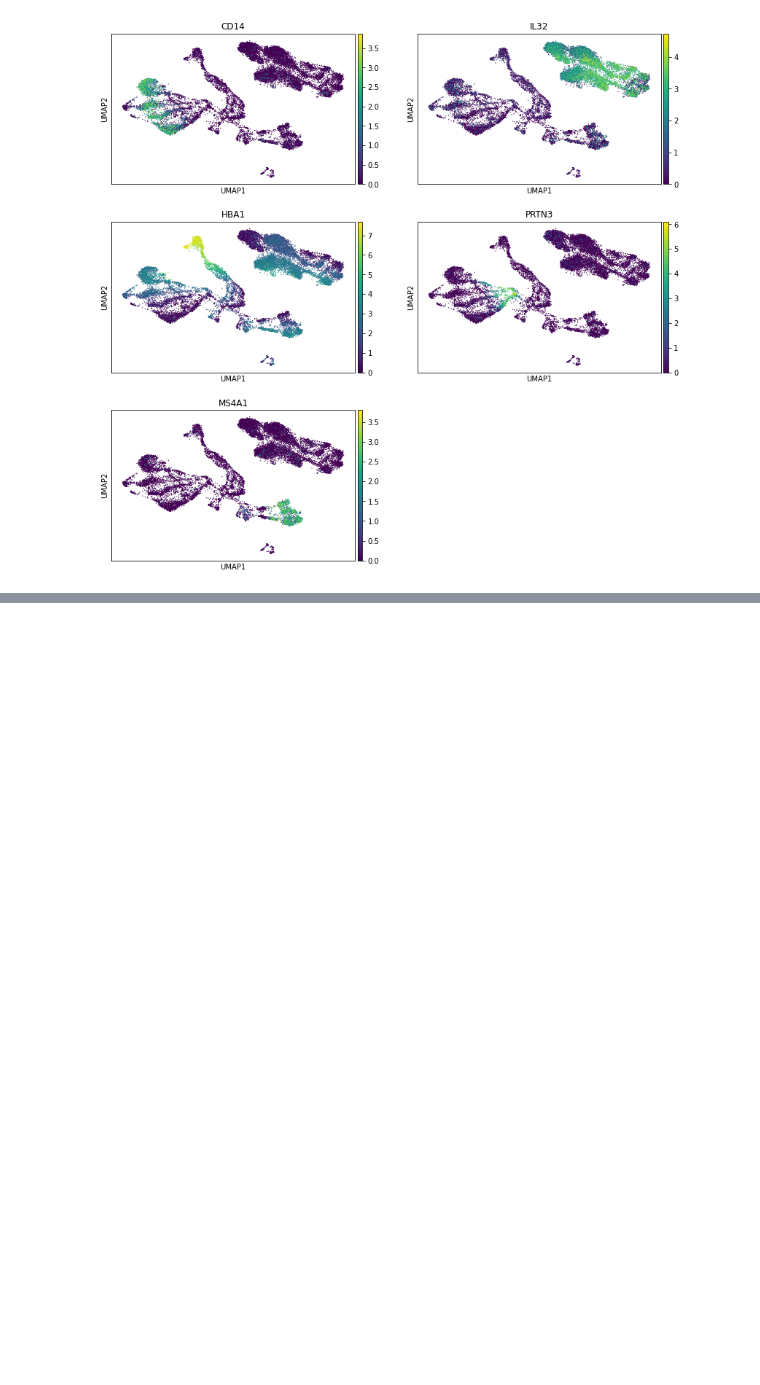
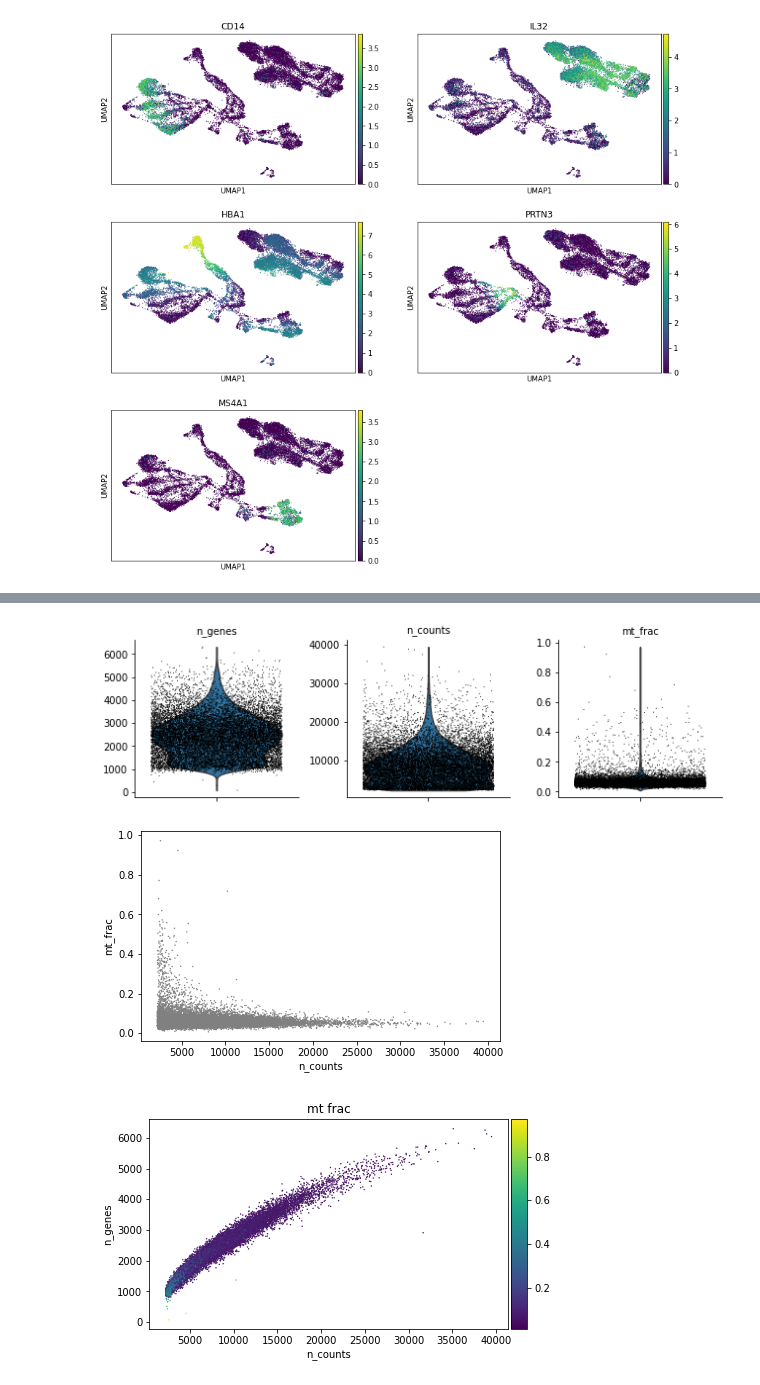
Before and after one commit to Sarah145/bone_marrow_analysis, a Jupyter notebook: notebooks/pre_processing_petti.ipynb, the cells around one changed output, grey strips where cells are left out. Cells and saved outputs as stored; diff of their text form; code cells hidden in the pictures; blank space fills up the shorter version.

Commit message:
add petti AML

```diff
--- a/notebooks/pre_processing_petti.ipynb
+++ b/notebooks/pre_processing_petti.ipynb
@@ -551,0 +554,6 @@ adata.write('../data/petti/petti_healthy.h5ad')
+# %%
+adatas = []
+adata = sc.read('../data/petti/508084.matrix.mtx.gz').T
+adata.obs_names = pd.read_csv('../data/petti/508084.barcodes.tsv.gz', delimiter='\t', header=None)[0].values
+adata.var_names = pd.read_csv('../data/petti/508084.genes.tsv.gz', delimiter='\t', header=None)[1]
+adata
@@ -551,0 +566,20 @@ adata.write('../data/petti/petti_healthy.h5ad')
+# %%
+# Quality control - calculate QC covariates
+adata.obs['n_counts'] = adata.X.sum(1)
+adata.obs['log_counts'] = np.log(adata.obs['n_counts'])
+adata.obs['n_genes'] = (adata.X > 0).sum(1)
+
+adata.X = adata.X.toarray()
+mt_gene_mask = [gene.startswith('MT-') for gene in adata.var_names]
+adata.obs['mt_frac'] = adata.X[:, mt_gene_mask].sum(1)/adata.obs['n_counts']
+
+# Quality control - plot QC metrics
+sc.pl.violin(adata, ['n_genes', 'n_counts', 'mt_frac'],
+             jitter=0.4, multi_panel=True)
+
+sc.pl.scatter(adata, x='n_counts', y='mt_frac')
+sc.pl.scatter(adata, x='n_counts', y='n_genes', color='mt_frac')
+# %% [output]
+[figure, added]
+[figure, added]
+[figure, added]
```
Also changed, not shown: parts of 49 cells of this notebook.
